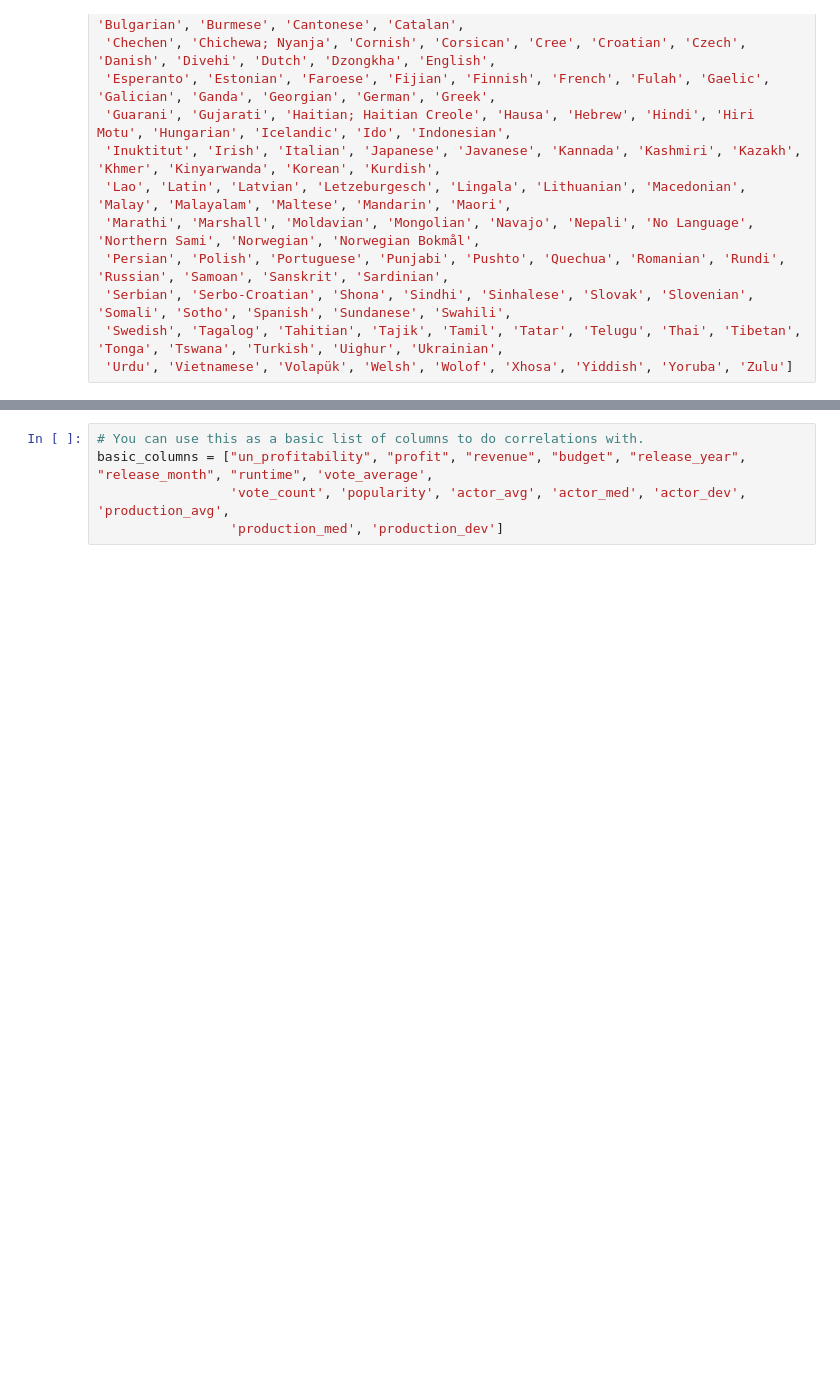
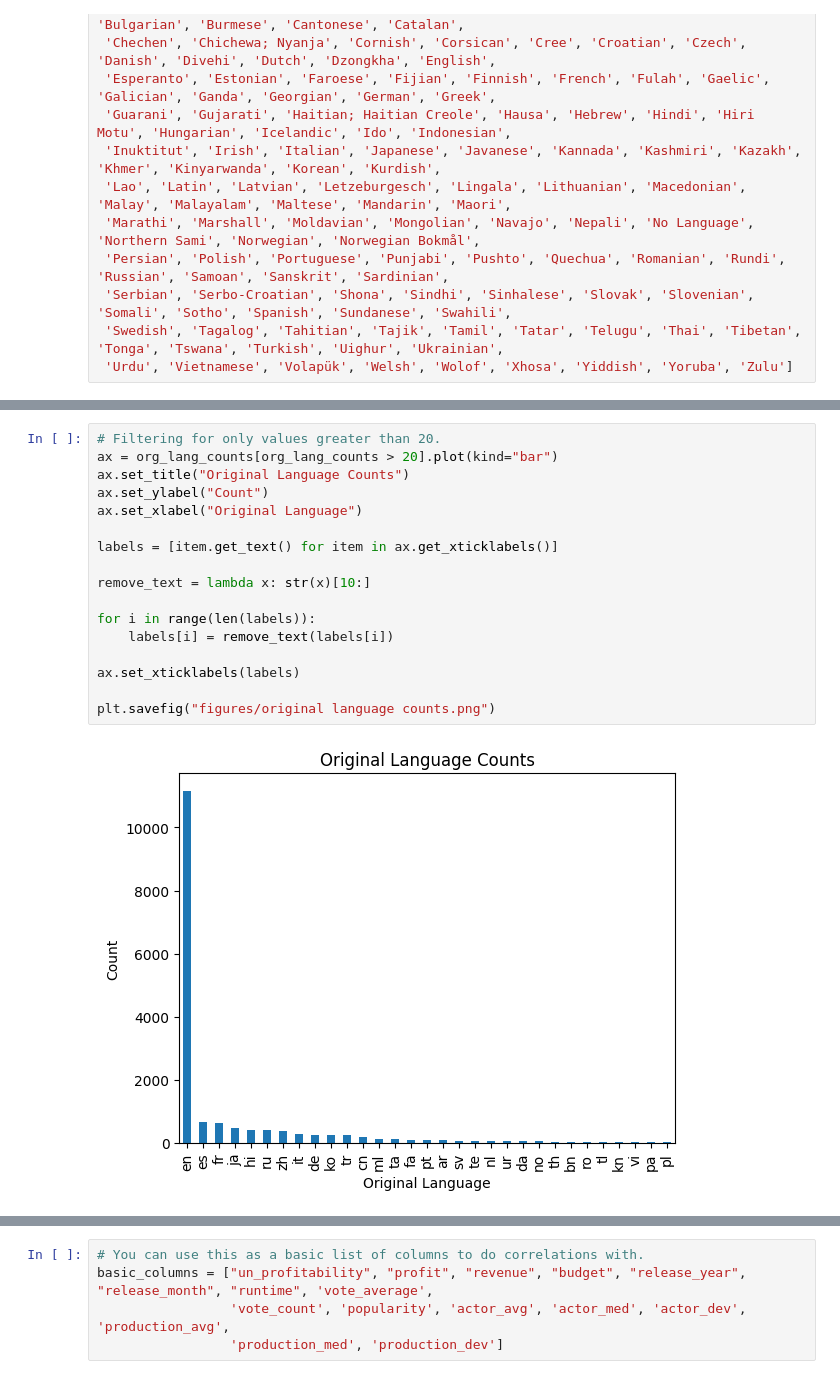
Before and after one commit to RHartung-ND/Data-Science-Project, a Jupyter notebook: analysis.ipynb, the cells around one changed output, grey strips where cells are left out. Cells and saved outputs as stored; diff of their text form; blank space fills up the shorter version.

```diff
--- a/analysis.ipynb
+++ b/analysis.ipynb
@@ -320,2 +320,21 @@ org_lang_counts[org_lang_counts > 20].plot(kind="bar")
+# %%
+# Filtering for only values greater than 20.
+ax = org_lang_counts[org_lang_counts > 20].plot(kind="bar")
+ax.set_title("Original Language Counts")
+ax.set_ylabel("Count")
+ax.set_xlabel("Original Language")
+
+labels = [item.get_text() for item in ax.get_xticklabels()]
+
+remove_text = lambda x: str(x)[10:]
+
+for i in range(len(labels)):
+    labels[i] = remove_text(labels[i])
+
+ax.set_xticklabels(labels)
+
+plt.savefig("figures/original language counts.png")
+# %% [output]
+[figure, added]
 # %%
 # Filtering for only values greater than 50.
```
Also changed, not shown: parts of 20 cells of this notebook, 13 other files.
